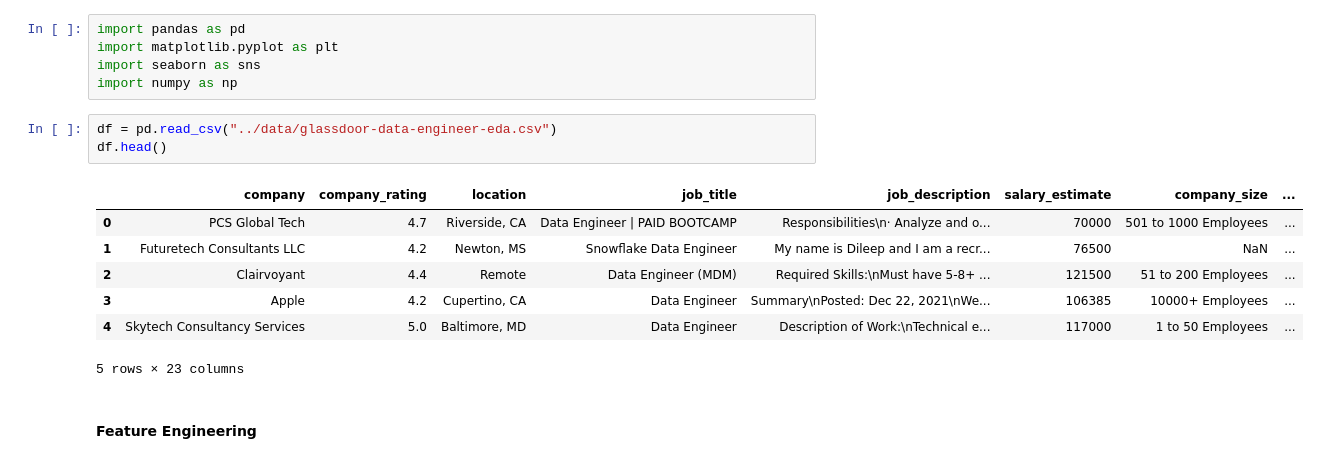
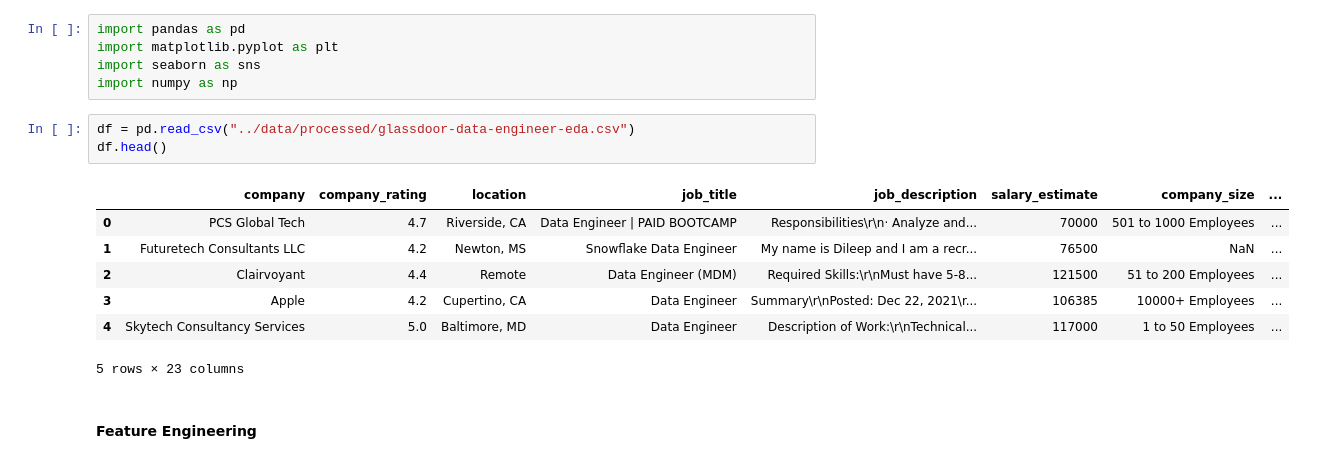
Before and after one commit to Hamagistral/DataEngineers-Glassdoor, a Jupyter notebook: notebooks/data_modeling.ipynb, the cells around one changed output. Cells and saved outputs as stored; diff of their text form.

```diff
--- a/notebooks/data_modeling.ipynb
+++ b/notebooks/data_modeling.ipynb
@@ -10,15 +10,15 @@ import matplotlib.pyplot as plt
 import seaborn as sns
 import numpy as np
 # %%
-df = pd.read_csv("../data/glassdoor-data-engineer-eda.csv")
+df = pd.read_csv("../data/processed/glassdoor-data-engineer-eda.csv")
 df.head()
 # %% [output]
 |  | company | company_rating | location | job_title | job_description | salary_estimate | company_size | ... |
-| 0 | PCS Global Tech | 4.7 | Riverside, CA | Data Engineer | PAID BOOTCAMP | Responsibilities\n· Analyze and o... | 70000 | 501 to 1000 Employees | ... |
+| 0 | PCS Global Tech | 4.7 | Riverside, CA | Data Engineer | PAID BOOTCAMP | Responsibilities\r\n· Analyze and... | 70000 | 501 to 1000 Employees | ... |
 | 1 | Futuretech Consultants LLC | 4.2 | Newton, MS | Snowflake Data Engineer | My name is Dileep and I am a recr... | 76500 | NaN | ... |
-| 2 | Clairvoyant | 4.4 | Remote | Data Engineer (MDM) | Required Skills:\nMust have 5-8+ ... | 121500 | 51 to 200 Employees | ... |
-| 3 | Apple | 4.2 | Cupertino, CA | Data Engineer | Summary\nPosted: Dec 22, 2021\nWe... | 106385 | 10000+ Employees | ... |
-| 4 | Skytech Consultancy Services | 5.0 | Baltimore, MD | Data Engineer | Description of Work:\nTechnical e... | 117000 | 1 to 50 Employees | ... |
+| 2 | Clairvoyant | 4.4 | Remote | Data Engineer (MDM) | Required Skills:\r\nMust have 5-8... | 121500 | 51 to 200 Employees | ... |
+| 3 | Apple | 4.2 | Cupertino, CA | Data Engineer | Summary\r\nPosted: Dec 22, 2021\r... | 106385 | 10000+ Employees | ... |
+| 4 | Skytech Consultancy Services | 5.0 | Baltimore, MD | Data Engineer | Description of Work:\r\nTechnical... | 117000 | 1 to 50 Employees | ... |
 5 rows × 23 columns
 # %% [markdown]
 #### Feature Engineering
```
Also changed, not shown: parts of 15 cells of this notebook, 3 other files.
